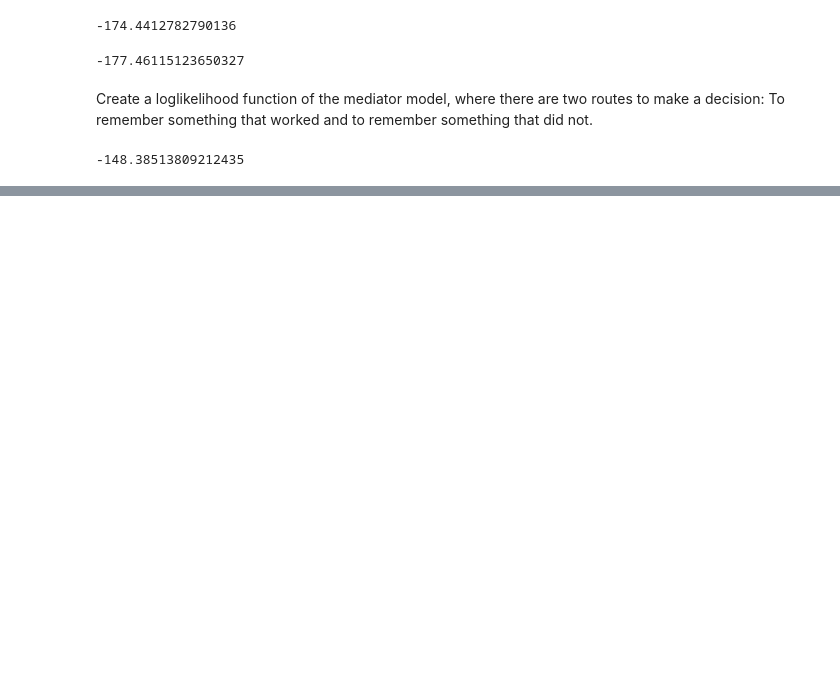
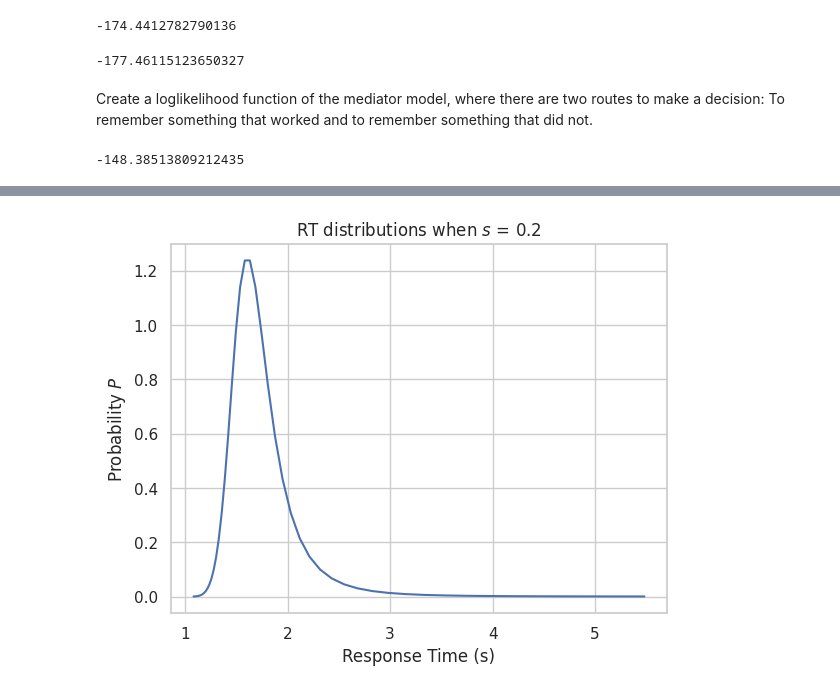
Before and after one commit to bridgetleonard2/ErrorLearning, a Jupyter notebook: LLerror.ipynb, the cells around one changed output, grey strips where cells are left out. Drawn from its saved outputs; the diff is of its cells as text; code cells hidden in the pictures; blank space fills up the shorter version.

```diff
--- a/LLerror.ipynb
+++ b/LLerror.ipynb
@@ -251,0 +256,3 @@ def responseTime(activation, k, Ter):
+# %%
+def responsetime(activation, ter, F=1, f=1):
+    return ter + F * np.exp(-f * activation)
@@ -251,0 +268,9 @@ def responseTime(activation, k, Ter):
+# %%
+rts = [responsetime(0.5 - x) for x in noise]
+plt.plot(rts, dist.pdf(noise))
+plt.xlabel("Response Time (s)")
+plt.ylabel("Probability $P$")
+plt.title("RT distributions when $s$ = 0.2")
+plt.show()
+# %% [output]
+[figure, added]
```
Also changed, not shown: parts of 43 cells of this notebook, 2 other files.
